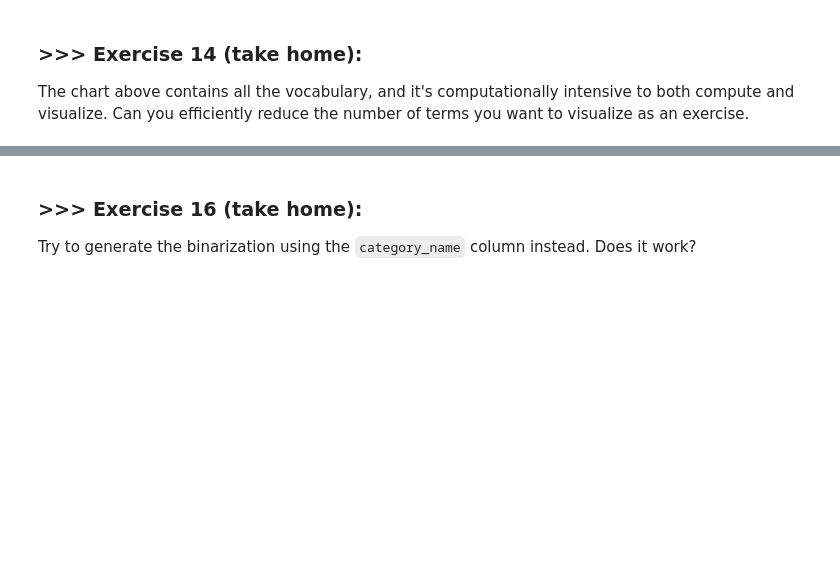
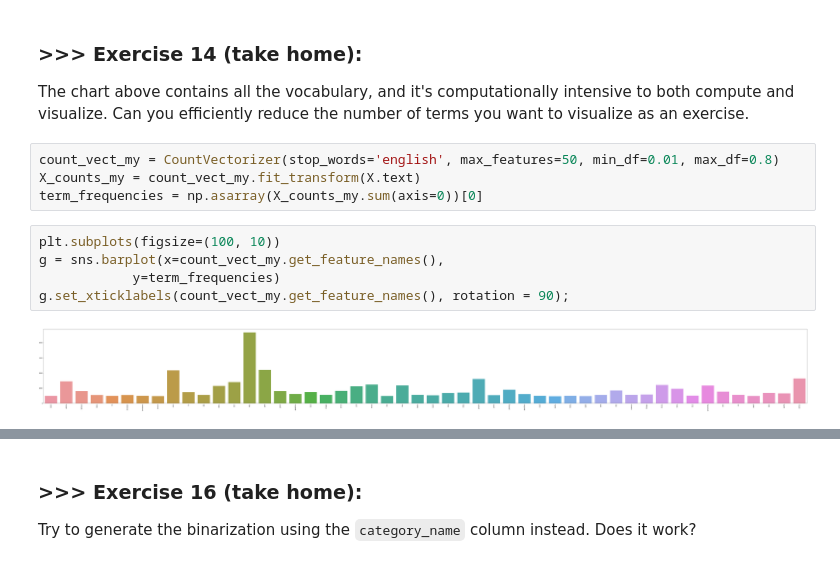
Before and after one commit to eugene08976/DM19-Lab1-Homework1, a Jupyter notebook: DM19-Lab1-Homework.ipynb, the cells around one changed output, grey strips where cells are left out. Saved outputs shown, nothing was run; the diff lists cells and outputs as text; blank space fills up the shorter version.

```diff
--- a/DM19-Lab1-Homework.ipynb
+++ b/DM19-Lab1-Homework.ipynb
@@ -340,6 +364,17 @@ If you want a nicer interactive visualization here, I would encourage you try to
 # %% [markdown]
 ### >>> **Exercise 14 (take home):**
 The chart above contains all the vocabulary, and it's computationally intensive to both compute and visualize. Can you efficiently reduce the number of terms you want to visualize as an exercise.
+# %%
+count_vect_my = CountVectorizer(stop_words='english', max_features=50, min_df=0.01, max_df=0.8)
+X_counts_my = count_vect_my.fit_transform(X.text)
+term_frequencies = np.asarray(X_counts_my.sum(axis=0))[0]
+# %%
+plt.subplots(figsize=(100, 10))
+g = sns.barplot(x=count_vect_my.get_feature_names(),
+            y=term_frequencies)
+g.set_xticklabels(count_vect_my.get_feature_names(), rotation = 90);
+# %% [output]
+[figure, added]
 # %% [markdown]
 ### >>> **Exercise 15 (take home):**
 Additionally, you can attempt to sort the terms on the `x-axis` by frequency instead of in alphabetical order. This way the visualization is more meaninfgul and you will be able to observe the so called [long tail](https://en.wikipedia.org/wiki/Long_tail) (get familiar with this term since it will appear a lot in data mining and other statistics courses). see picture below
```
Also changed, not shown: parts of 70 cells of this notebook.
